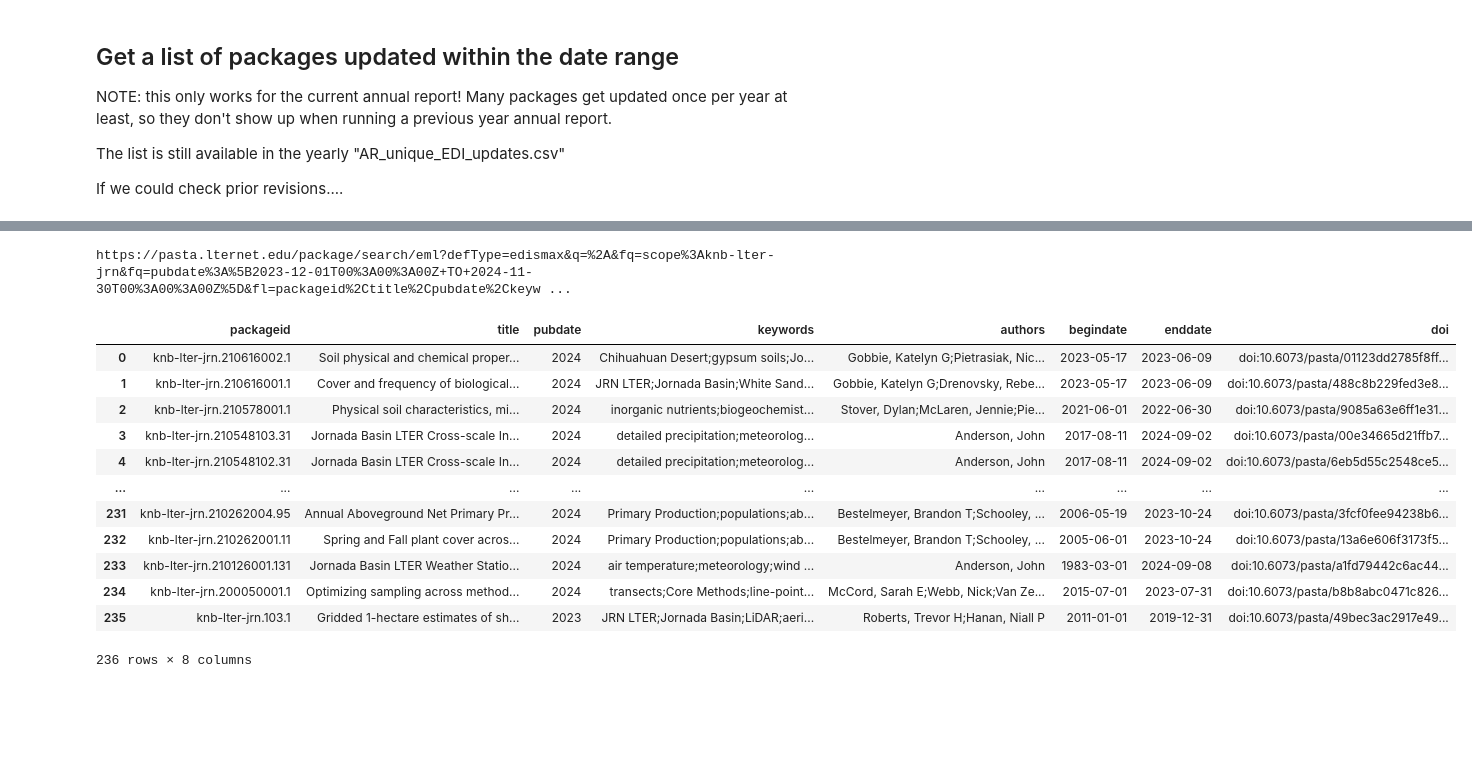
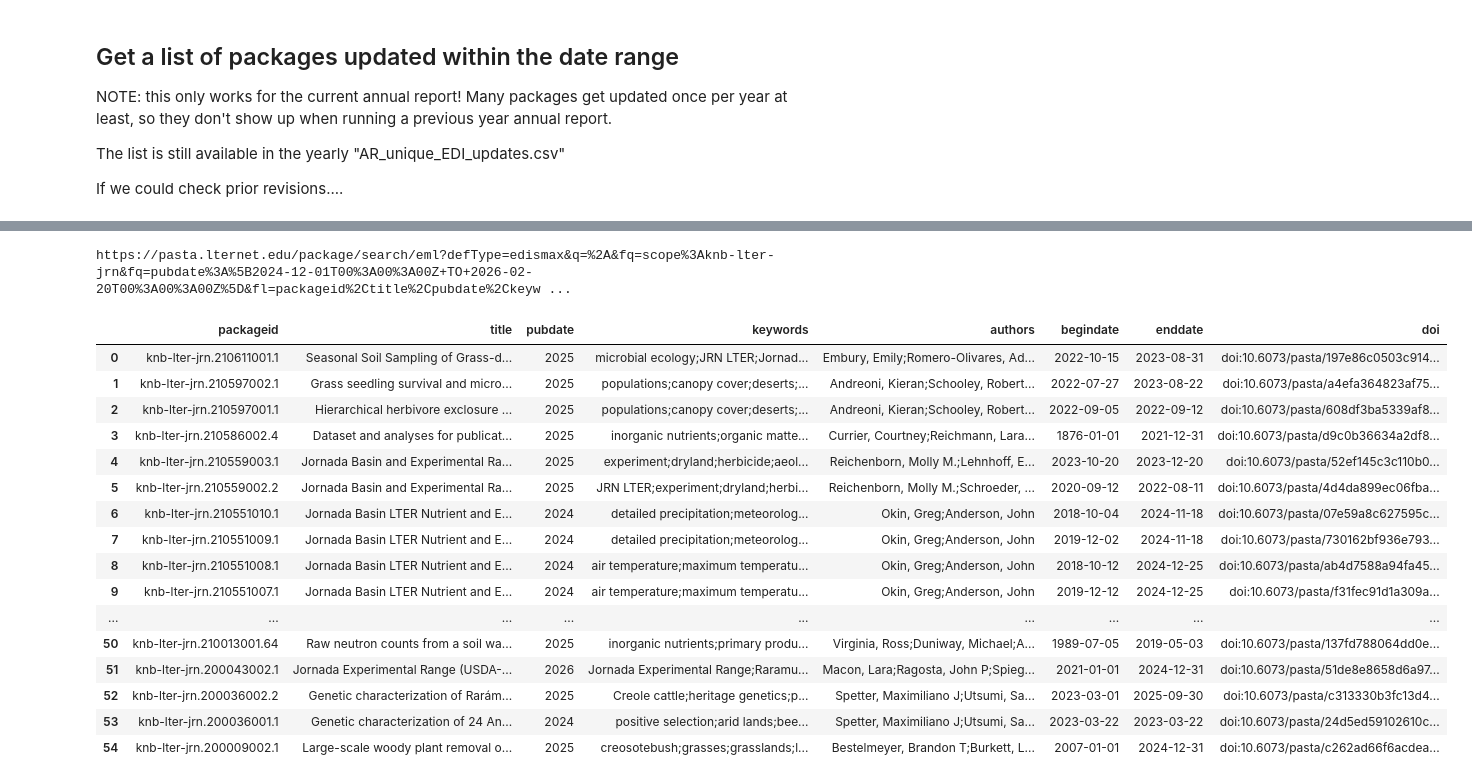
Before and after one commit to jornada-im/diagnostics, a Jupyter notebook: JRN-EDI-diagnostics-ANNRPT.ipynb, the cells around one changed output, grey strips where cells are left out. Drawn from its saved outputs; the diff is of its cells as text; code cells hidden in the pictures; blank space fills up the shorter version.

```diff
--- a/JRN-EDI-diagnostics-ANNRPT.ipynb
+++ b/JRN-EDI-diagnostics-ANNRPT.ipynb
@@ -9,8 +18,8 @@ import datetime as dt
 # %%
 # Set some parameters
-start_rpt = '2023-12-01'
-end_rpt = '2024-11-30'
-annrpt_year = '2024'
+start_rpt = '2024-12-01'
+end_rpt = '2026-02-20'
+annrpt_year = '2025'
 # %% [markdown]
 ## Archive a request for earlier data
 
@@ -452,22 +442,26 @@ en
 # %%
 import pyEDIutils.search as edis
 updates = edis.search_pasta(query=['scope:knb-lter-jrn', 'pubdate:[{0} TO {1}]'.format(st, en)],
                   fields=('packageid','title','pubdate','keyword','author','begindate','enddate','doi'),
                   sortby='packageid,desc')
-updates.to_csv('tables_out/{0}_PASTA_updates_solrsearch_{1}.csv'.format(annrpt_year, now))
+updates.to_csv(os.path.join(output_table_path, "{0}_PASTA_updates_solrsearch_{1}.csv".format(annrpt_year, now)))
 updates
 # %% [output]
-https://pasta.lternet.edu/package/search/eml?defType=edismax&q=%2A&fq=scope%3Aknb-lter-jrn&fq=pubdate%3A%5B2023-12-01T00%3A00%3A00Z+TO+2024-11-30T00%3A00%3A00Z%5D&fl=packageid%2Ctitle%2Cpubdate%2Ckeyw ...
+https://pasta.lternet.edu/package/search/eml?defType=edismax&q=%2A&fq=scope%3Aknb-lter-jrn&fq=pubdate%3A%5B2024-12-01T00%3A00%3A00Z+TO+2026-02-20T00%3A00%3A00Z%5D&fl=packageid%2Ctitle%2Cpubdate%2Ckeyw ...
 |  | packageid | title | pubdate | keywords | authors | begindate | enddate | doi |
-| 0 | knb-lter-jrn.210616002.1 | Soil physical and chemical proper... | 2024 | Chihuahuan Desert;gypsum soils;Jo... | Gobbie, Katelyn G;Pietrasiak, Nic... | 2023-05-17 | 2023-06-09 | doi:10.6073/pasta/01123dd2785f8ff... |
-| 1 | knb-lter-jrn.210616001.1 | Cover and frequency of biological... | 2024 | JRN LTER;Jornada Basin;White Sand... | Gobbie, Katelyn G;Drenovsky, Rebe... | 2023-05-17 | 2023-06-09 | doi:10.6073/pasta/488c8b229fed3e8... |
-| 2 | knb-lter-jrn.210578001.1 | Physical soil characteristics, mi... | 2024 | inorganic nutrients;biogeochemist... | Stover, Dylan;McLaren, Jennie;Pie... | 2021-06-01 | 2022-06-30 | doi:10.6073/pasta/9085a63e6ff1e31... |
-| 3 | knb-lter-jrn.210548103.31 | Jornada Basin LTER Cross-scale In... | 2024 | detailed precipitation;meteorolog... | Anderson, John | 2017-08-11 | 2024-09-02 | doi:10.6073/pasta/00e34665d21ffb7... |
-| 4 | knb-lter-jrn.210548102.31 | Jornada Basin LTER Cross-scale In... | 2024 | detailed precipitation;meteorolog... | Anderson, John | 2017-08-11 | 2024-09-02 | doi:10.6073/pasta/6eb5d55c2548ce5... |
+| 0 | knb-lter-jrn.210611001.1 | Seasonal Soil Sampling of Grass-d... | 2025 | microbial ecology;JRN LTER;Jornad... | Embury, Emily;Romero-Olivares, Ad... | 2022-10-15 | 2023-08-31 | doi:10.6073/pasta/197e86c0503c914... |
+| 1 | knb-lter-jrn.210597002.1 | Grass seedling survival and micro... | 2025 | populations;canopy cover;deserts;... | Andreoni, Kieran;Schooley, Robert... | 2022-07-27 | 2023-08-22 | doi:10.6073/pasta/a4efa364823af75... |
+| 2 | knb-lter-jrn.210597001.1 | Hierarchical herbivore exclosure ... | 2025 | populations;canopy cover;deserts;... | Andreoni, Kieran;Schooley, Robert... | 2022-09-05 | 2022-09-12 | doi:10.6073/pasta/608df3ba5339af8... |
+| 3 | knb-lter-jrn.210586002.4 | Dataset and analyses for publicat... | 2025 | inorganic nutrients;organic matte... | Currier, Courtney;Reichmann, Lara... | 1876-01-01 | 2021-12-31 | doi:10.6073/pasta/d9c0b36634a2df8... |
+| 4 | knb-lter-jrn.210559003.1 | Jornada Basin and Experimental Ra... | 2025 | experiment;dryland;herbicide;aeol... | Reichenborn, Molly M.;Lehnhoff, E... | 2023-10-20 | 2023-12-20 | doi:10.6073/pasta/52ef145c3c110b0... |
+| 5 | knb-lter-jrn.210559002.2 | Jornada Basin and Experimental Ra... | 2025 | JRN LTER;experiment;dryland;herbi... | Reichenborn, Molly M.;Schroeder, ... | 2020-09-12 | 2022-08-11 | doi:10.6073/pasta/4d4da899ec06fba... |
+| 6 | knb-lter-jrn.210551010.1 | Jornada Basin LTER Nutrient and E... | 2024 | detailed precipitation;meteorolog... | Okin, Greg;Anderson, John | 2018-10-04 | 2024-11-18 | doi:10.6073/pasta/07e59a8c627595c... |
+| 7 | knb-lter-jrn.210551009.1 | Jornada Basin LTER Nutrient and E... | 2024 | detailed precipitation;meteorolog... | Okin, Greg;Anderson, John | 2019-12-02 | 2024-11-18 | doi:10.6073/pasta/730162bf936e793... |
+| 8 | knb-lter-jrn.210551008.1 | Jornada Basin LTER Nutrient and E... | 2024 | air temperature;maximum temperatu... | Okin, Greg;Anderson, John | 2018-10-12 | 2024-12-25 | doi:10.6073/pasta/ab4d7588a94fa45... |
+| 9 | knb-lter-jrn.210551007.1 | Jornada Basin LTER Nutrient and E... | 2024 | air temperature;maximum temperatu... | Okin, Greg;Anderson, John | 2019-12-12 | 2024-12-25 | doi:10.6073/pasta/f31fec91d1a309a... |
 | ... | ... | ... | ... | ... | ... | ... | ... | ... |
-| 231 | knb-lter-jrn.210262004.95 | Annual Aboveground Net Primary Pr... | 2024 | Primary Production;populations;ab... | Bestelmeyer, Brandon T;Schooley, ... | 2006-05-19 | 2023-10-24 | doi:10.6073/pasta/3fcf0fee94238b6... |
-| 232 | knb-lter-jrn.210262001.11 | Spring and Fall plant cover acros... | 2024 | Primary Production;populations;ab... | Bestelmeyer, Brandon T;Schooley, ... | 2005-06-01 | 2023-10-24 | doi:10.6073/pasta/13a6e606f3173f5... |
-| 233 | knb-lter-jrn.210126001.131 | Jornada Basin LTER Weather Statio... | 2024 | air temperature;meteorology;wind ... | Anderson, John | 1983-03-01 | 2024-09-08 | doi:10.6073/pasta/a1fd79442c6ac44... |
-| 234 | knb-lter-jrn.200050001.1 | Optimizing sampling across method... | 2024 | transects;Core Methods;line-point... | McCord, Sarah E;Webb, Nick;Van Ze... | 2015-07-01 | 2023-07-31 | doi:10.6073/pasta/b8b8abc0471c826... |
-| 235 | knb-lter-jrn.103.1 | Gridded 1-hectare estimates of sh... | 2023 | JRN LTER;Jornada Basin;LiDAR;aeri... | Roberts, Trevor H;Hanan, Niall P | 2011-01-01 | 2019-12-31 | doi:10.6073/pasta/49bec3ac2917e49... |
+| 50 | knb-lter-jrn.210013001.64 | Raw neutron counts from a soil wa... | 2025 | inorganic nutrients;primary produ... | Virginia, Ross;Duniway, Michael;A... | 1989-07-05 | 2019-05-03 | doi:10.6073/pasta/137fd788064dd0e... |
+| 51 | knb-lter-jrn.200043002.1 | Jornada Experimental Range (USDA-... | 2026 | Jornada Experimental Range;Raramu... | Macon, Lara;Ragosta, John P;Spieg... | 2021-01-01 | 2024-12-31 | doi:10.6073/pasta/51de8e8658d6a97... |
+| 52 | knb-lter-jrn.200036002.2 | Genetic characterization of Rarám... | 2025 | Creole cattle;heritage genetics;p... | Spetter, Maximiliano J;Utsumi, Sa... | 2023-03-01 | 2025-09-30 | doi:10.6073/pasta/c313330b3fc13d4... |
+| 53 | knb-lter-jrn.200036001.1 | Genetic characterization of 24 An... | 2024 | positive selection;arid lands;bee... | Spetter, Maximiliano J;Utsumi, Sa... | 2023-03-22 | 2023-03-22 | doi:10.6073/pasta/24d5ed59102610c... |
+| 54 | knb-lter-jrn.200009002.1 | Large-scale woody plant removal o... | 2025 | creosotebush;grasses;grasslands;l... | Bestelmeyer, Brandon T;Burkett, L... | 2007-01-01 | 2024-12-31 | doi:10.6073/pasta/c262ad66f6acdea... |
-236 rows × 8 columns
```
Also changed, not shown: parts of 31 cells of this notebook, 15 other files.
